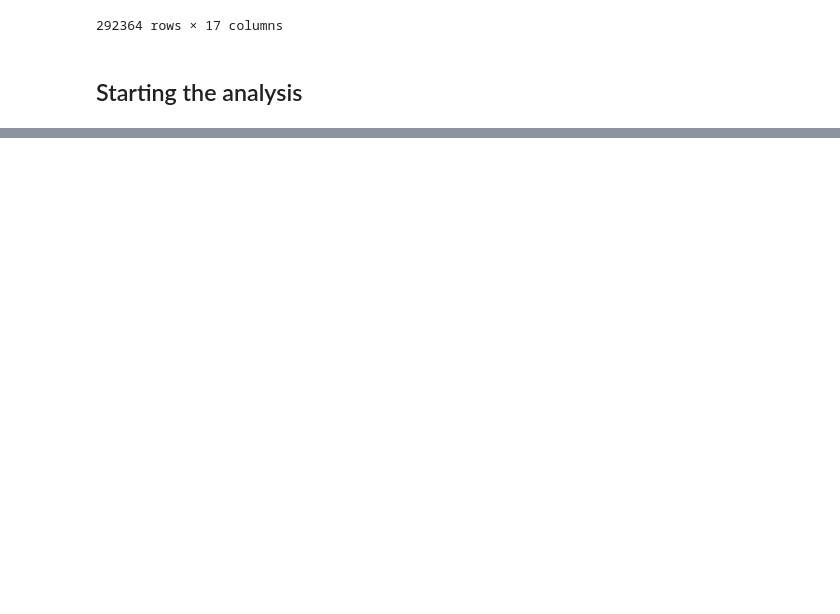
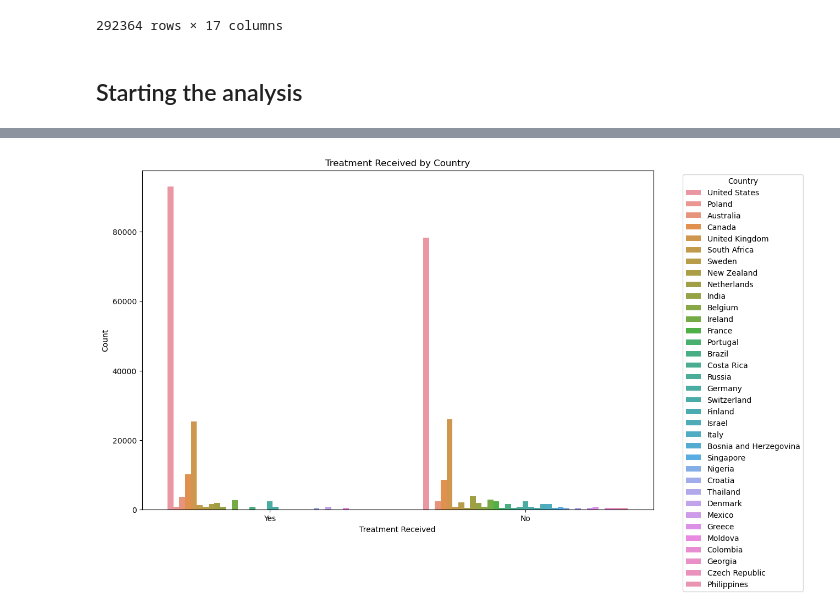
Before and after one commit to celefigs/EDA-milestone-3, a Jupyter notebook: mental health EDAUntitled-1.ipynb, the cells around one changed output, grey strips where cells are left out. Cells and saved outputs as stored; diff of their text form; code cells hidden in the pictures; blank space fills up the shorter version.

```diff
--- a/mental health EDAUntitled-1.ipynb
+++ b/mental health EDAUntitled-1.ipynb
@@ -282,21 +85,0 @@ plt.show()
-# %%
-import pandas as pd
-import matplotlib.pyplot as plt
-import seaborn as sns
-
-
-### Data Cleaning and Preprocessing ###
-
-# Manejo de valores faltantes
-df.fillna({'self_employed': df['self_employed'].mode()[0],
-           'family_history': df['family_history'].mode()[0],
-           'care_options': df['care_options'].mode()[0]}, inplace=True)
-
-# Eliminación de duplicados
-df.drop_duplicates(inplace=True)
-
-# Limpieza básica de datos
-df['Timestamp'] = pd.to_datetime(df['Timestamp'])  # Formatear la columna de fecha
-
-# Codificación de variables categóricas
-df_encoded = pd.get_dummies(df, drop_first=True)
@@ -367,0 +142,6 @@ plt.show()
+# %%
+# Convertir los nombres de las columnas
+df.columns = df.columns.str.title()
+# %%
+# Reemplazar los valores NaN con "Not specified"
+df['Self_Employed'].fillna('Not specified', inplace=True)
@@ -367,0 +203,15 @@ plt.show()
+# %%
+# Importar librerías necesarias
+import matplotlib.pyplot as plt
+import seaborn as sns
+
+# Visualizar la relación entre 'treatment' y 'country'
+plt.figure(figsize=(12, 8))
+sns.countplot(x='Treatment', hue='Country', data=df)
+plt.title('Treatment Received by Country')
+plt.xlabel('Treatment Received')
+plt.ylabel('Count')
+plt.legend(title='Country', bbox_to_anchor=(1.05, 1), loc='upper left')
+plt.show()
+# %% [output]
+[figure, added]
```
Also changed, not shown: parts of 17 cells of this notebook.
